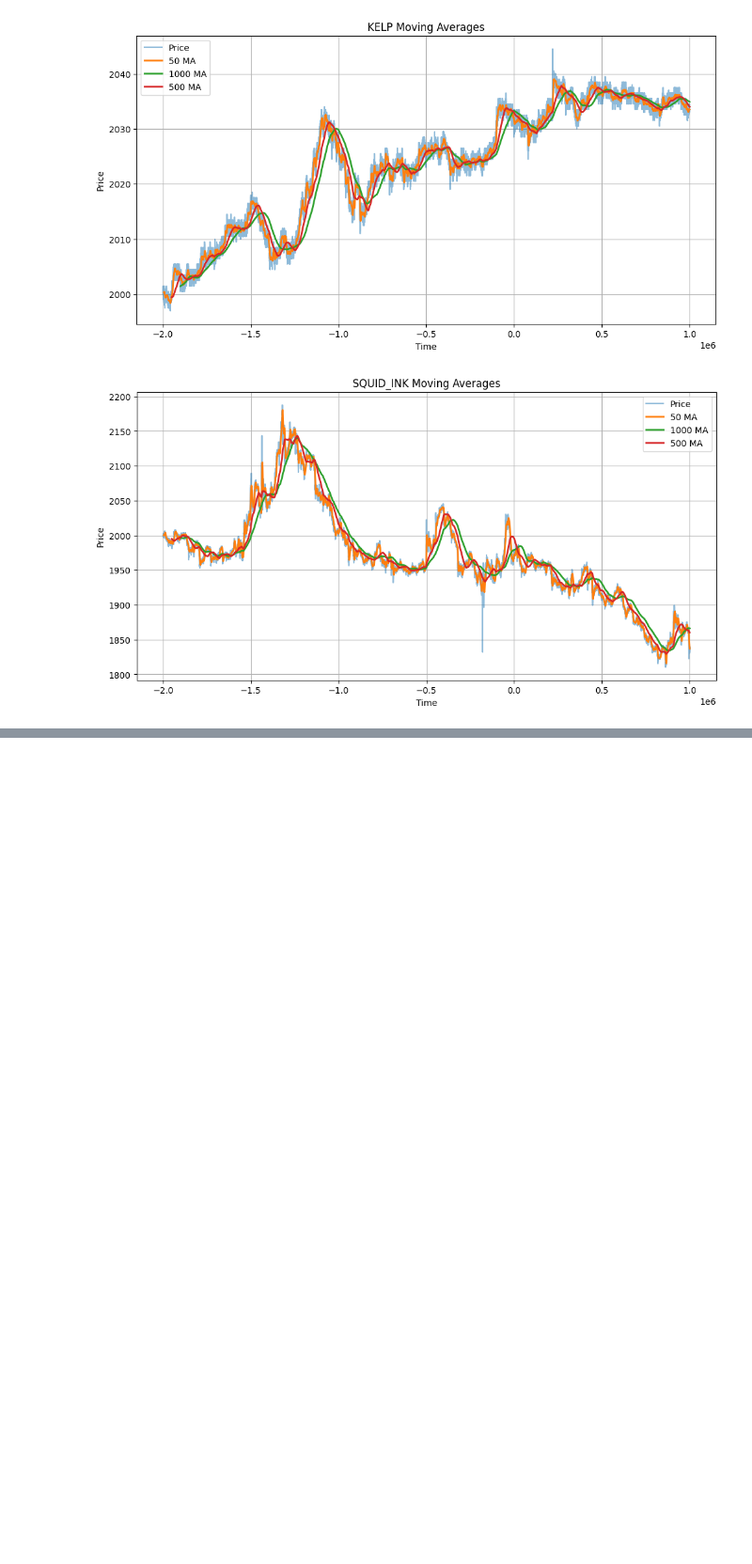
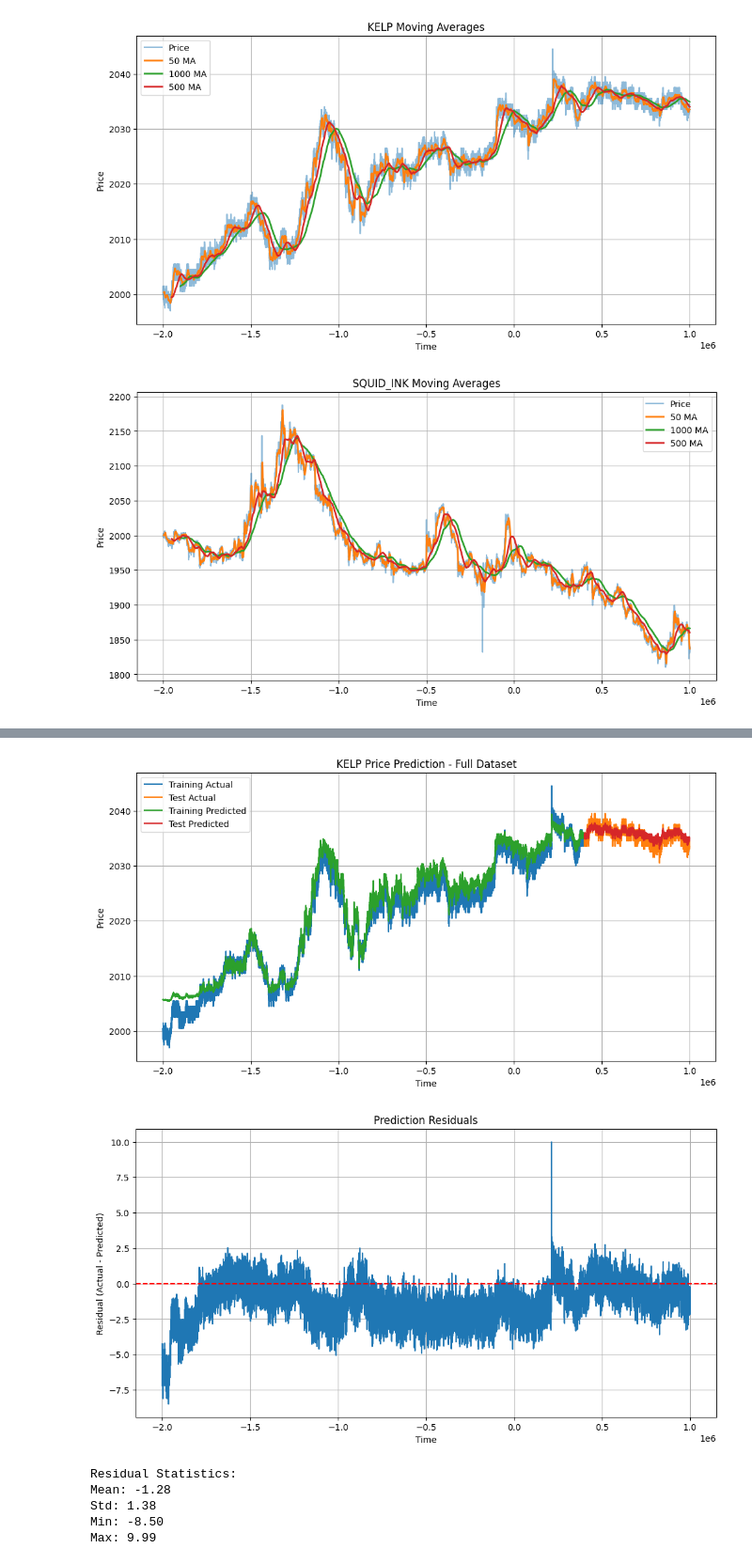
Before and after one commit to AkeBoss-tech/imc-prosperity-ake-bossers, a Jupyter notebook: round1/analysis.ipynb, the cells around one changed output, grey strips where cells are left out. Shown at 94% size. Cells and saved outputs as stored; diff of their text form; code cells hidden in the pictures; blank space fills up the shorter version.

```diff
--- a/round1/analysis.ipynb
+++ b/round1/analysis.ipynb
@@ -395,0 +455,41 @@ AttributeError: module 'numpy' has no attribute '_no_nep50_warning'
+# %%
+# Plot predictions for all data
+plt.figure(figsize=(12, 6))
+plt.plot(KELP['time'][:len(X_train)], y_train_actual, label='Training Actual')
+plt.plot(KELP['time'][-len(test_predict):], y_test_actual, label='Test Actual')
+plt.plot(KELP['time'][:len(X_train)], train_predict, label='Training Predicted')
+plt.plot(KELP['time'][-len(test_predict):], test_predict, label='Test Predicted')
+plt.title('KELP Price Prediction - Full Dataset')
+plt.xlabel('Time')
+plt.ylabel('Price')
+plt.legend()
+plt.grid(True)
+plt.show()
+
+# Calculate and plot residuals
+residuals = np.concatenate([y_train_actual - train_predict, y_test_actual - test_predict])
+time = np.concatenate([KELP['time'][:len(y_train_actual)], KELP['time'][-len(y_test_actual):]])
+
+plt.figure(figsize=(12, 6))
+plt.plot(time, residuals)
+plt.axhline(y=0, color='r', linestyle='--')
+plt.title('Prediction Residuals')
+plt.xlabel('Time')
+plt.ylabel('Residual (Actual - Predicted)')
+plt.grid(True)
+plt.show()
+
+# Print residual statistics
+print(f'Residual Statistics:')
+print(f'Mean: {np.mean(residuals):.2f}')
+print(f'Std: {np.std(residuals):.2f}')
+print(f'Min: {np.min(residuals):.2f}')
+print(f'Max: {np.max(residuals):.2f}')
+# %% [output]
+[figure, added]
+[figure, added]
+Residual Statistics:
+Mean: -1.28
+Std: 1.38
+Min: -8.50
+Max: 9.99
```
Also changed, not shown: parts of 11 cells of this notebook, 2 other files.
